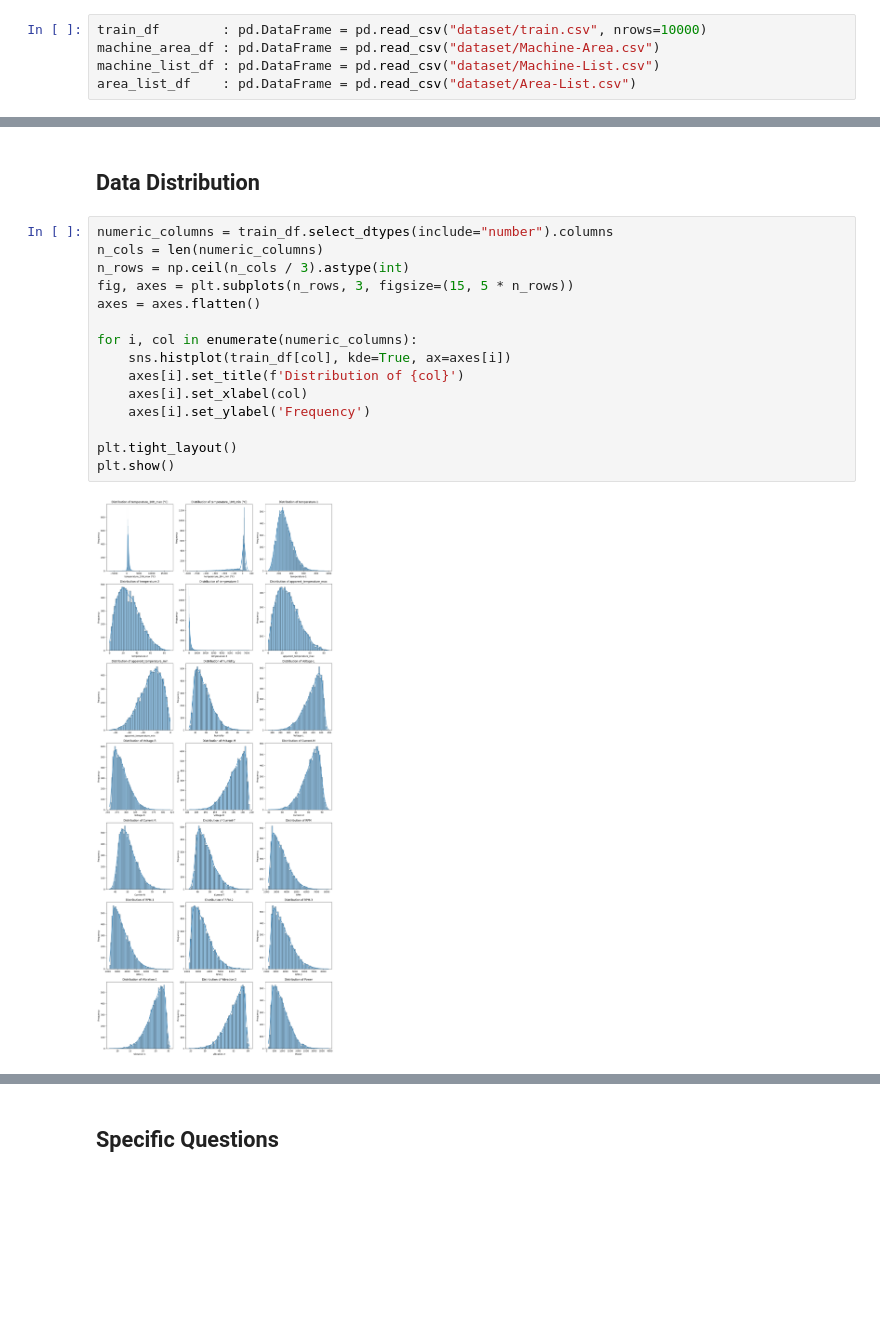
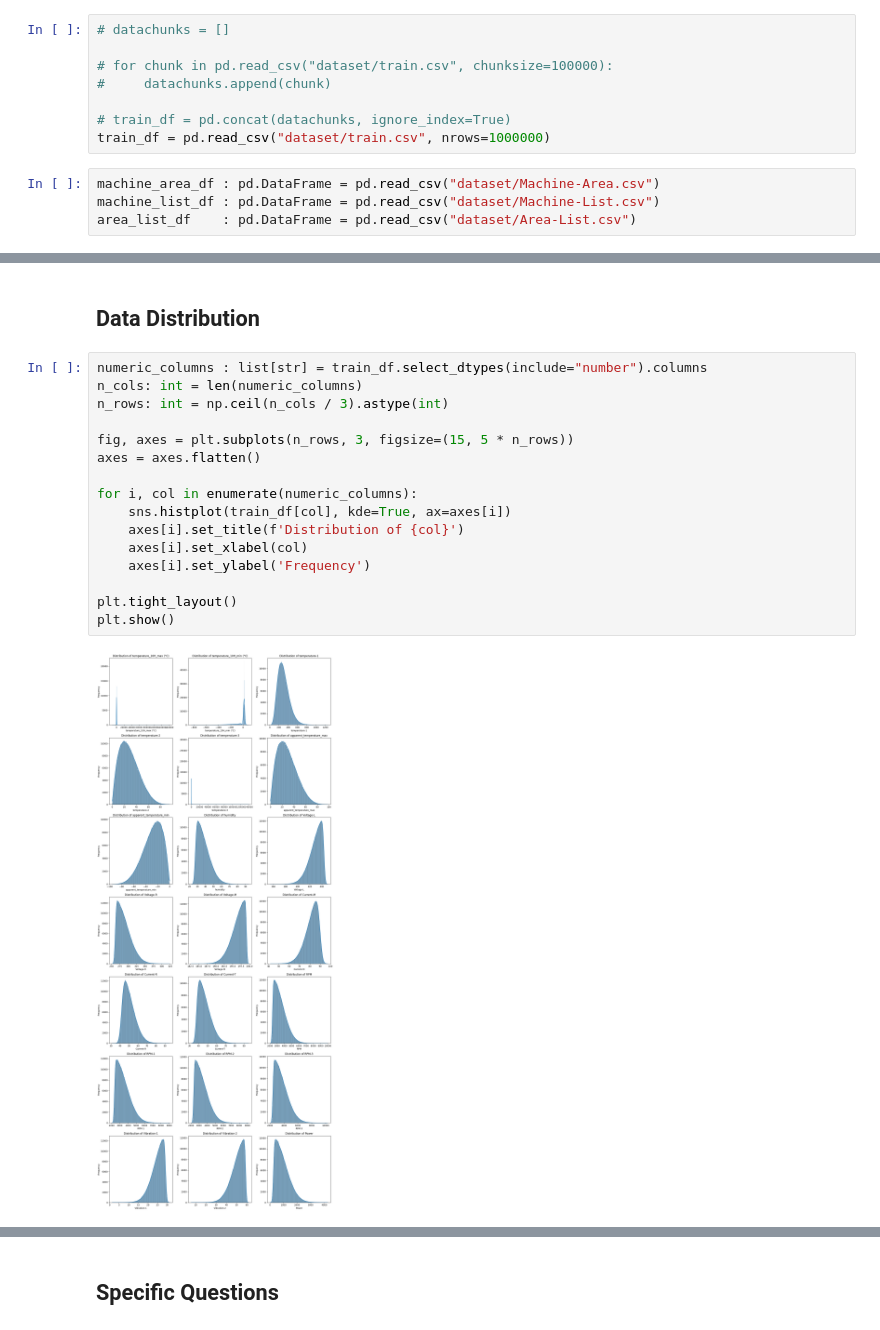
Before and after one commit to adli-arindra/Machine-Breakdown-Prediction, a Jupyter notebook: eda.ipynb, the cells around one changed output, grey strips where cells are left out. Drawn from its saved outputs; the diff is of its cells as text; blank space fills up the shorter version.

```diff
--- a/eda.ipynb
+++ b/eda.ipynb
@@ -55,8 +55,15 @@ import seaborn as sns
 pd.set_option('display.max_columns', None)
 # %% [markdown]
 ## Importing Datasets
+# %%
+# datachunks = []
+
+# for chunk in pd.read_csv("dataset/train.csv", chunksize=100000):
+#     datachunks.append(chunk)
+
+# train_df = pd.concat(datachunks, ignore_index=True)
+train_df = pd.read_csv("dataset/train.csv", nrows=1000000)
 # %%
-train_df        : pd.DataFrame = pd.read_csv("dataset/train.csv", nrows=10000)
 machine_area_df : pd.DataFrame = pd.read_csv("dataset/Machine-Area.csv")
 machine_list_df : pd.DataFrame = pd.read_csv("dataset/Machine-List.csv")
 area_list_df    : pd.DataFrame = pd.read_csv("dataset/Area-List.csv")
@@ -108,22 +119,23 @@ dtype: object
 # %% [markdown]
 ## Data Distribution
 # %%
-numeric_columns = train_df.select_dtypes(include="number").columns
-n_cols = len(numeric_columns)
-n_rows = np.ceil(n_cols / 3).astype(int)
+numeric_columns : list[str] = train_df.select_dtypes(include="number").columns
+n_cols: int = len(numeric_columns)
+n_rows: int = np.ceil(n_cols / 3).astype(int)
+
 fig, axes = plt.subplots(n_rows, 3, figsize=(15, 5 * n_rows))
 axes = axes.flatten()
 
 for i, col in enumerate(numeric_columns):
     sns.histplot(train_df[col], kde=True, ax=axes[i])
     axes[i].set_title(f'Distribution of {col}')
     axes[i].set_xlabel(col)
     axes[i].set_ylabel('Frequency')
 
 plt.tight_layout()
 plt.show()
 # %% [output]
-[figure, old version]
+[figure, new version]
 # %%
 numeric_columns = train_df.select_dtypes(include="number").columns
 
```
Also changed, not shown: parts of 11 cells of this notebook, 2 other files.
